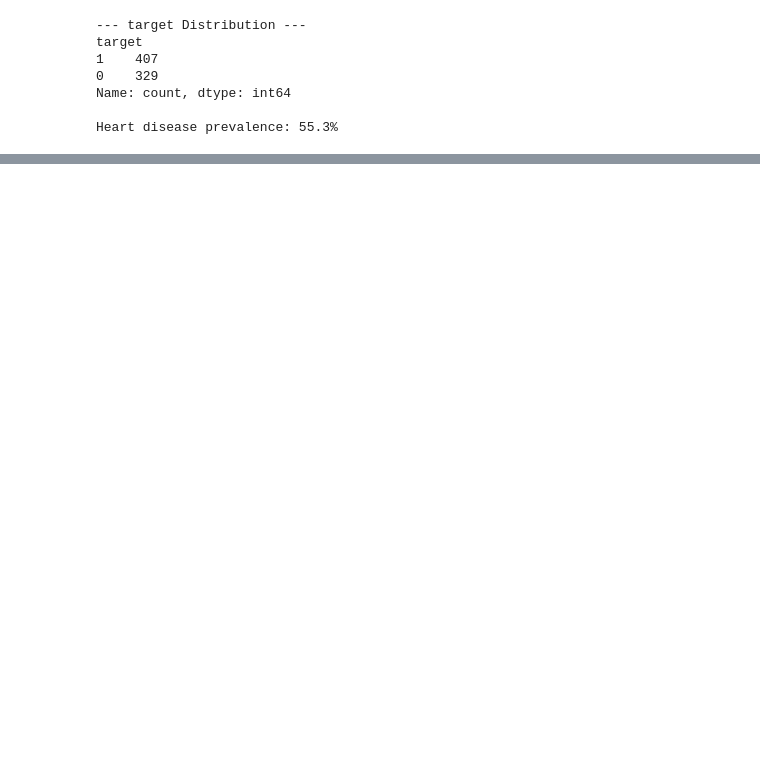
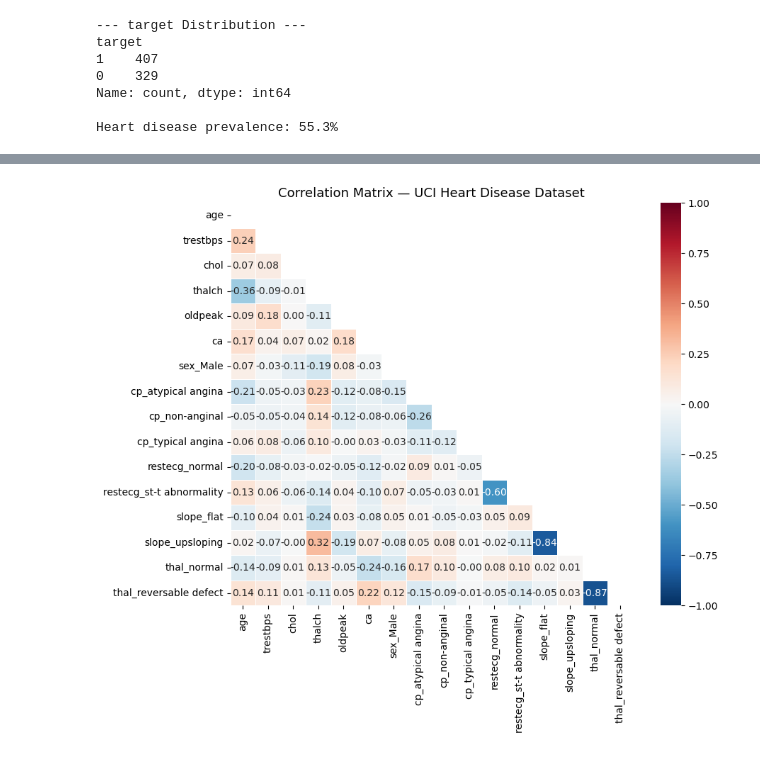
Before and after one commit to Team2sn/SPARK-TEAM-2-SENEGAL, a Jupyter notebook: Hackaton week 6/notebooks/spark-2026-heart_disease-notebook.ipynb, the cells around one changed output, grey strips where cells are left out. Saved outputs shown, nothing was run; the diff lists cells and outputs as text; code cells hidden in the pictures; blank space fills up the shorter version.

```diff
--- a/Hackaton week 6/notebooks/spark-2026-heart_disease-notebook.ipynb
+++ b/Hackaton week 6/notebooks/spark-2026-heart_disease-notebook.ipynb
@@ -150,0 +309,13 @@ Total complete cases: 246 / 736
+# %%
+# Encodage
+features = pd.get_dummies(train_df.drop(columns=["target"]), drop_first=True)
+target = train_df["target"]
+features = features.astype(int)
+# --- Separate features and target ---
+# --- Split the dataset (80% train, 20% test, stratified) ---
+X_train, X_test, y_train, y_test = train_test_split(
+    features, target, test_size=0.2, random_state=42, stratify=target)
+
+print(f"--Training set-- {X_train.shape[0]} patients --({y_train.mean():.1%} Heart Disease)")
+print(f"--Testing set--  {X_test.shape[0]} patients --({y_test.mean():.1%} Heart Disease)")
+print("✅ Class proportions preserved in both sets (stratified split)")
@@ -169,0 +463,12 @@ y = train_df["target"]
+# %%
+# --- Correlation heatmap ---
+fig, ax = plt.subplots(figsize=(10, 8))
+corr = features.corr()
+mask = np.triu(np.ones_like(corr, dtype=bool))
+sns.heatmap(corr, mask=mask, annot=True, fmt=".2f", cmap="RdBu_r",
+            center=0, vmin=-1, vmax=1, ax=ax, square=True, linewidths=0.5)
+ax.set_title('Correlation Matrix — UCI Heart Disease Dataset', fontsize=13)
+plt.tight_layout()
+plt.show()
+# %% [output]
+[figure, added]
```
Also changed, not shown: parts of 33 cells of this notebook.
